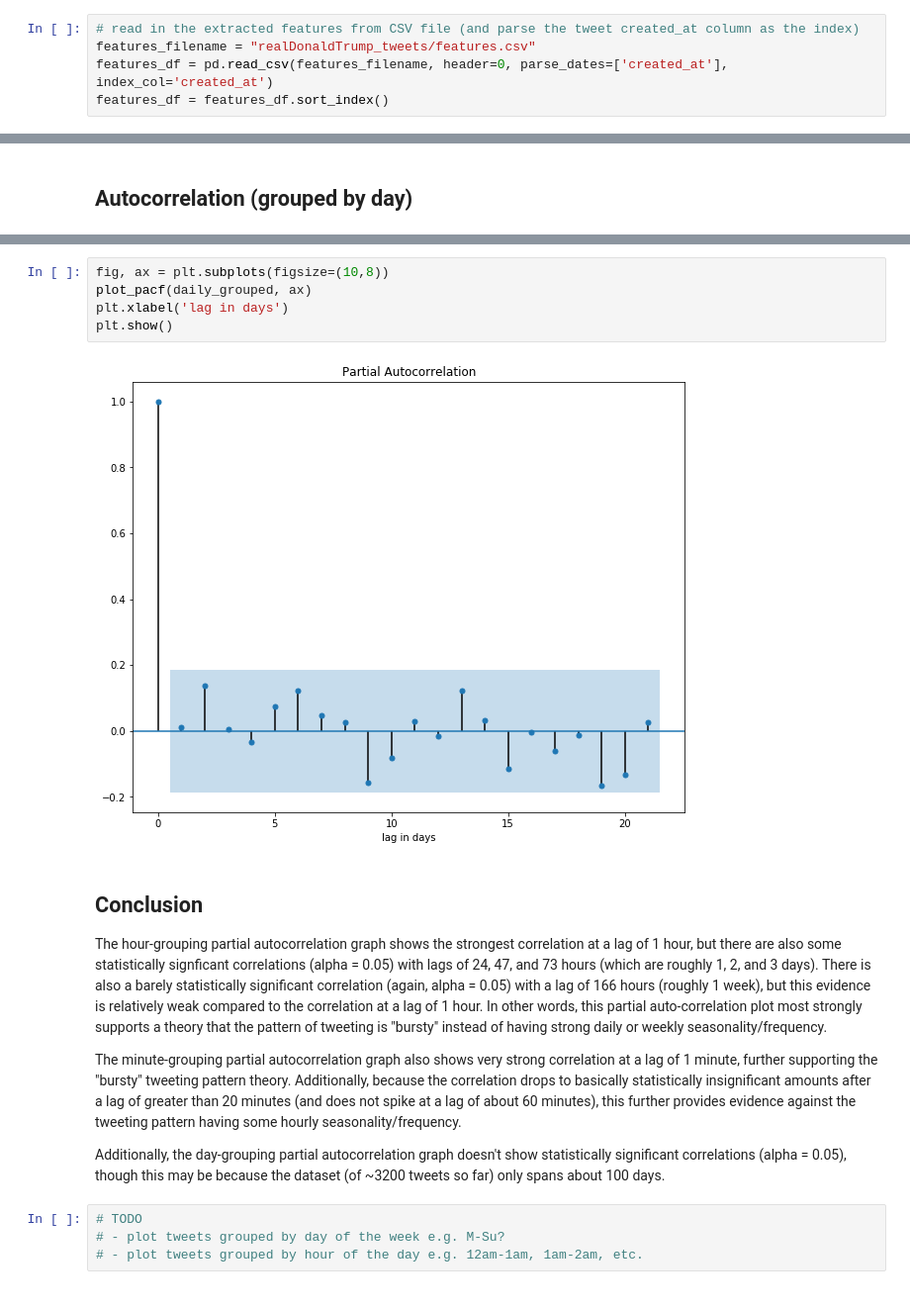
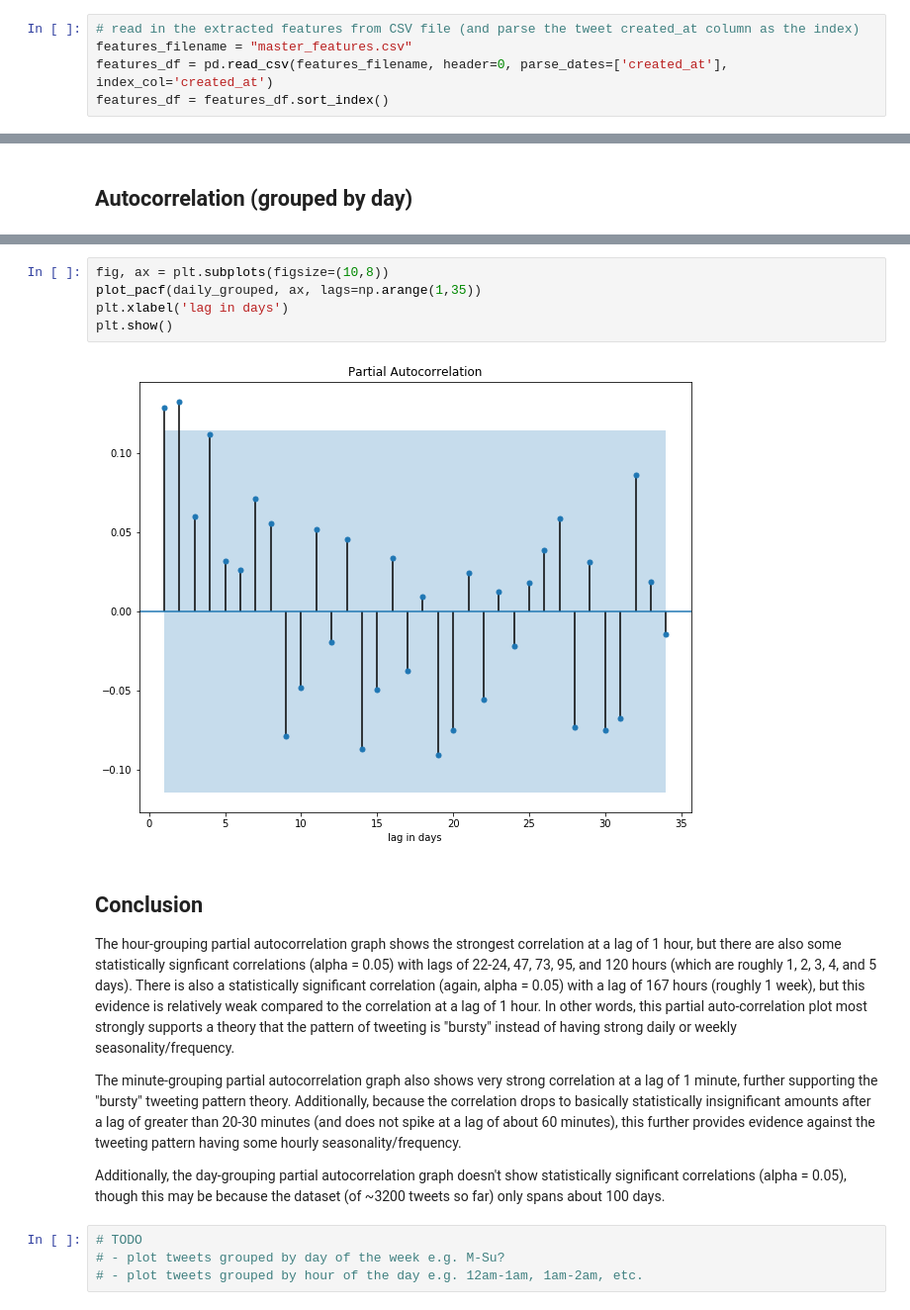
Before and after one commit to alexander-jiang/will-trump-tweet, a Jupyter notebook: timeseries_data.ipynb, the cells around one changed output, grey strips where cells are left out. Shown at 99% size. Drawn from its saved outputs; the diff is of its cells as text.

```diff
--- a/timeseries_data.ipynb
+++ b/timeseries_data.ipynb
@@ -11,7 +10,7 @@ from statsmodels.graphics.tsaplots import plot_pacf
 from twitter_fetcher.tweet_features import TweetFeatures
 # %%
 # read in the extracted features from CSV file (and parse the tweet created_at column as the index)
-features_filename = "realDonaldTrump_tweets/features.csv"
+features_filename = "master_features.csv"
 features_df = pd.read_csv(features_filename, header=0, parse_dates=['created_at'], index_col='created_at')
 features_df = features_df.sort_index()
 # %%
@@ -187,16 +144,16 @@ plt.show()
 # %%
 fig, ax = plt.subplots(figsize=(10,8))
-plot_pacf(daily_grouped, ax)
+plot_pacf(daily_grouped, ax, lags=np.arange(1,35))
 plt.xlabel('lag in days')
 plt.show()
 # %% [output]
-[figure, old version]
+[figure, new version]
 # %% [markdown]
 ## Conclusion
 
-The hour-grouping partial autocorrelation graph shows the strongest correlation at a lag of 1 hour, but there are also some statistically signficant correlations (alpha = 0.05) with lags of 24, 47, and 73 hours (which are roughly 1, 2, and 3 days). There is also a barely statistically significant correlation (again, alpha = 0.05) with a lag of 166 hours (roughly 1 week), but this evidence is relatively weak compared to the correlation at a lag of 1 hour. In other words, this partial auto-correlation plot most strongly supports a theory that the pattern of tweeting is "bursty" instead of having strong daily or weekly seasonality/frequency.
+The hour-grouping partial autocorrelation graph shows the strongest correlation at a lag of 1 hour, but there are also some statistically signficant correlations (alpha = 0.05) with lags of 22-24, 47, 73, 95, and 120 hours (which are roughly 1, 2, 3, 4, and 5 days). There is also a statistically significant correlation (again, alpha = 0.05) with a lag of 167 hours (roughly 1 week), but this evidence is relatively weak compared to the correlation at a lag of 1 hour. In other words, this partial auto-correlation plot most strongly supports a theory that the pattern of tweeting is "bursty" instead of having strong daily or weekly seasonality/frequency.
 
-The minute-grouping partial autocorrelation graph also shows very strong correlation at a lag of 1 minute, further supporting the "bursty" tweeting pattern theory. Additionally, because the correlation drops to basically statistically insignificant amounts after a lag of greater than 20 minutes (and does not spike at a lag of about 60 minutes), this further provides evidence against the tweeting pattern having some hourly seasonality/frequency.
+The minute-grouping partial autocorrelation graph also shows very strong correlation at a lag of 1 minute, further supporting the "bursty" tweeting pattern theory. Additionally, because the correlation drops to basically statistically insignificant amounts after a lag of greater than 20-30 minutes (and does not spike at a lag of about 60 minutes), this further provides evidence against the tweeting pattern having some hourly seasonality/frequency.
 
 Additionally, the day-grouping partial autocorrelation graph doesn't show statistically significant correlations (alpha = 0.05), though this may be because the dataset (of ~3200 tweets so far) only spans about 100 days.
 # %%
```
Also changed, not shown: parts of 15 cells of this notebook.
